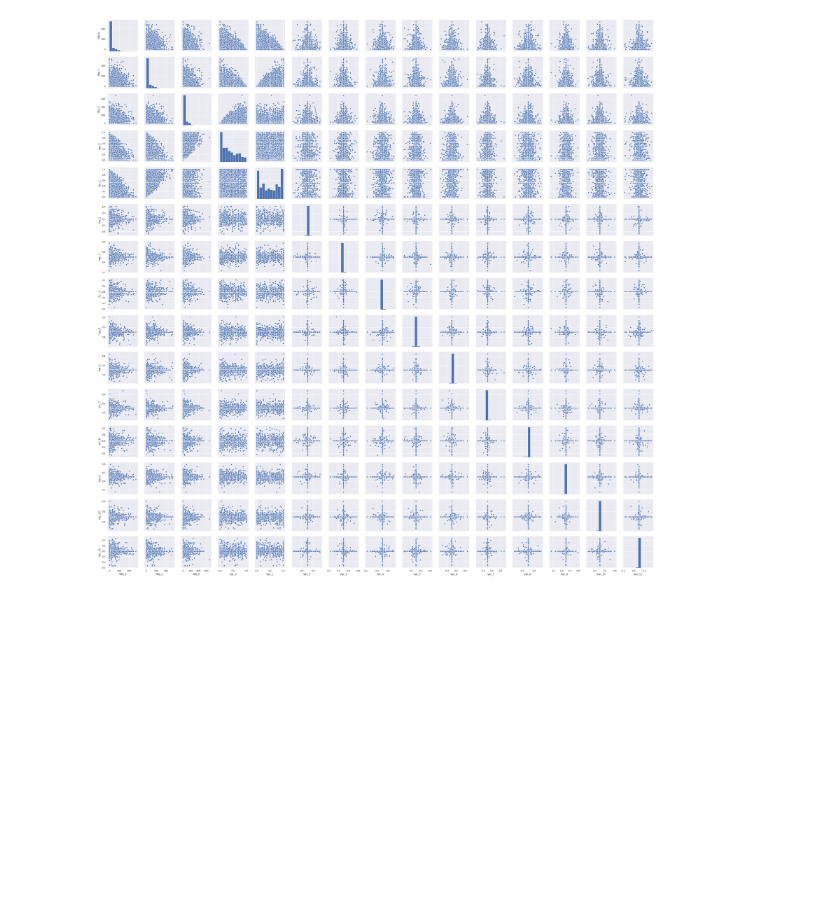
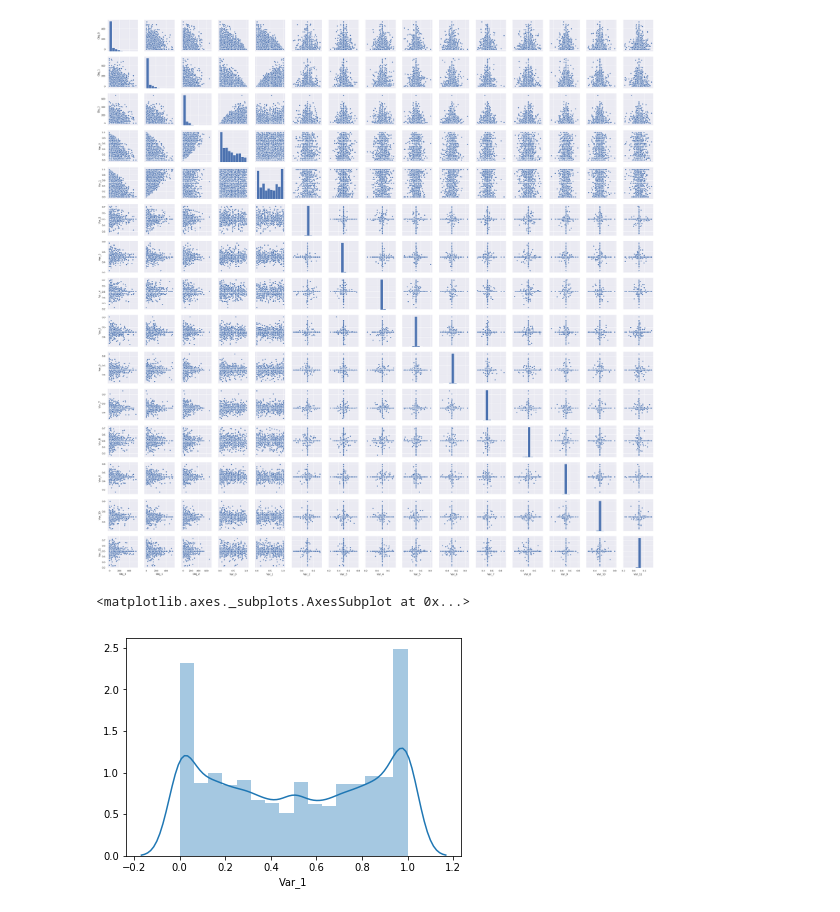
Before and after one commit to matheusfsa/Data_Problems, a Jupyter notebook: analise_problemas_otimizacao.ipynb, the cells around one changed output. Drawn from its saved outputs; the diff is of its cells as text; code cells hidden in the pictures; blank space fills up the shorter version.

```diff
--- a/analise_problemas_otimizacao.ipynb
+++ b/analise_problemas_otimizacao.ipynb
@@ -6,9 +8,9 @@ import seaborn as sns
 # %%
-X = pd.DataFrame(np.loadtxt('X-DTLZ4.txt'))
-Y = pd.DataFrame(np.loadtxt('Y-DTLZ4.txt'))
+train = pd.DataFrame(np.loadtxt('X-DTLZ2.txt'))
+Y = pd.DataFrame(np.loadtxt('Y-DTLZ2.txt'))
 Y.columns = ['Var_' + str(i) for i in range(Y.shape[1])]
-X.columns = ['Obj_' + str(i) for i in range(X.shape[1])]
-X.shape
+train.columns = ['Obj_' + str(i) for i in range(train.shape[1])]
+train.shape
 # %% [output]
 (10000, 3)
 # %%
@@ -52,3 +54,12 @@ sns.pairplot(data, height = 2.5)
 plt.show();
 # %% [output]
 [figure]
+# %%
+skewed_feats = train.apply(lambda x: skew(x.dropna())) #compute skewness
+skewed_feats = skewed_feats[skewed_feats > 0.75]
+skewed_feats = skewed_feats.index
+train[skewed_feats] = np.log1p(train[skewed_feats])
+sns.distplot(Y["Var_1"])
+# %% [output]
+<matplotlib.axes._subplots.AxesSubplot at 0x...>
+[figure, added]
```
Also changed, not shown: parts of 6 cells of this notebook.
